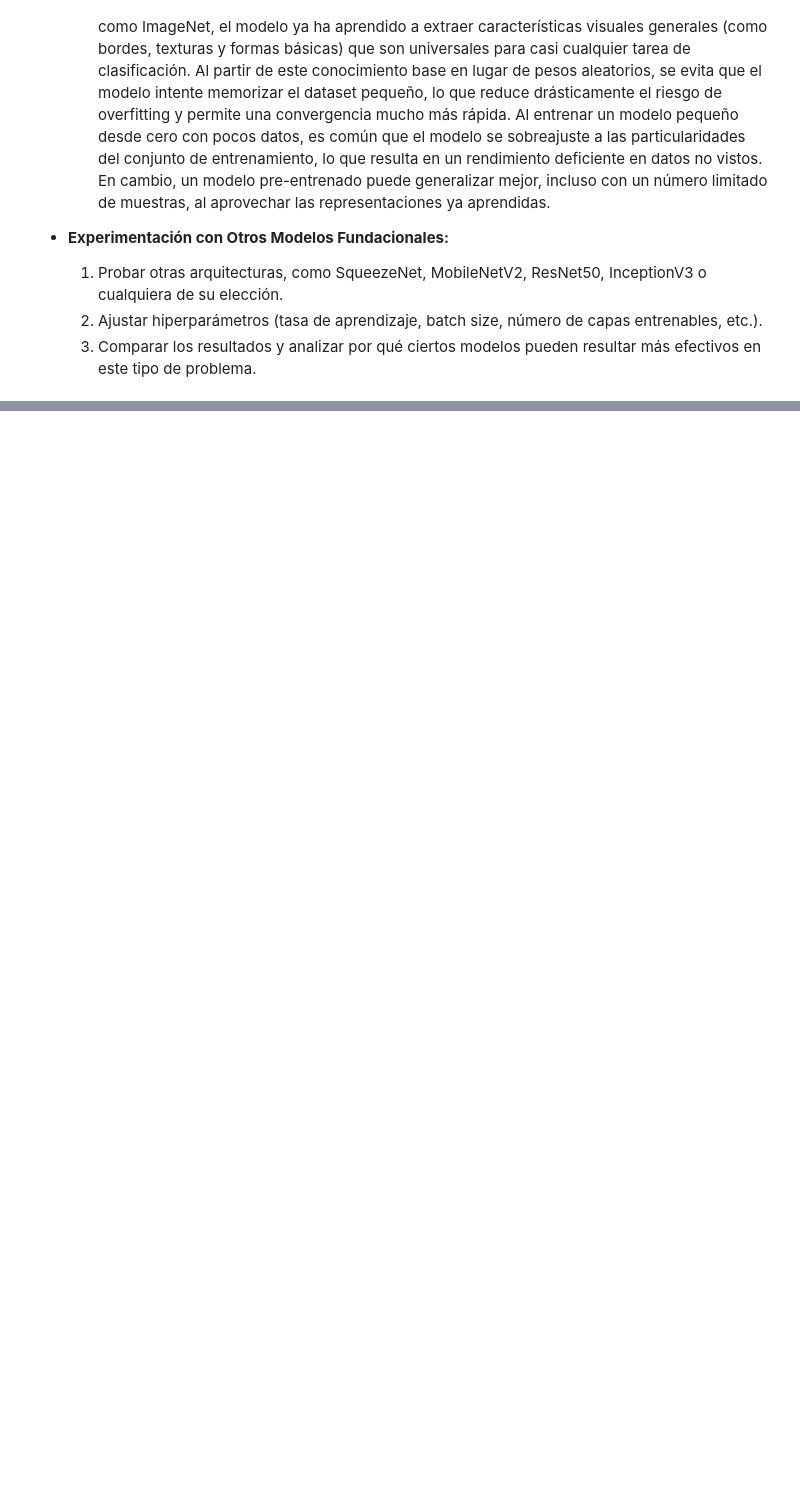
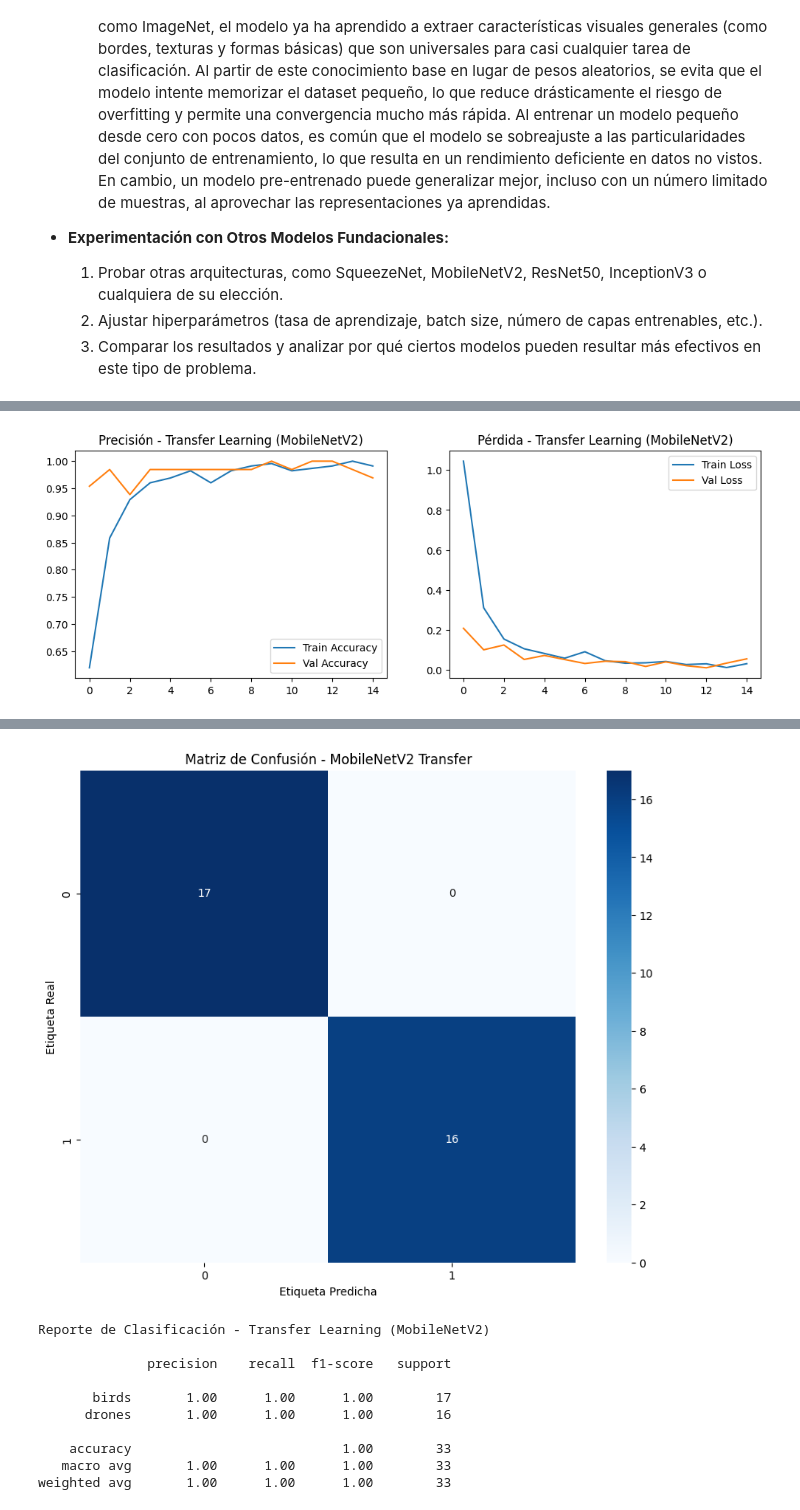
Before and after one commit to EstefaniaLaverde/Vision-por-computadora-MISIS-202601, a Jupyter notebook: Taller9/MISIS4825_Laboratorio08_Taller.ipynb, the cells around one changed output, grey strips where cells are left out. Saved outputs shown, nothing was run; the diff lists cells and outputs as text; code cells hidden in the pictures; blank space fills up the shorter version.

```diff
--- a/Taller9/MISIS4825_Laboratorio08_Taller.ipynb
+++ b/Taller9/MISIS4825_Laboratorio08_Taller.ipynb
@@ -546,0 +968,44 @@ Las siguientes preguntas constituyen el entregable de esta sección. La idea es
+# %%
+from sklearn.metrics import confusion_matrix, classification_report
+from tensorflow.keras.models import load_model
+
+# Graficar la historia de entrenamiento
+acc_mobilenet = history_mobilenet.history['accuracy']
+val_acc_mobilenet = history_mobilenet.history['val_accuracy']
+loss_mobilenet = history_mobilenet.history['loss']
+val_loss_mobilenet = history_mobilenet.history['val_loss']
+epochs_range_mobilenet = range(len(acc_mobilenet))
+
+plt.figure(figsize=(12, 4))
+plt.subplot(1, 2, 1)
+plt.plot(epochs_range_mobilenet, acc_mobilenet, label='Train Accuracy')
+plt.plot(epochs_range_mobilenet, val_acc_mobilenet, label='Val Accuracy')
+plt.legend()
+plt.title('Precisión - Transfer Learning (MobileNetV2)')
+
+plt.subplot(1, 2, 2)
+plt.plot(epochs_range_mobilenet, loss_mobilenet, label='Train Loss')
+plt.plot(epochs_range_mobilenet, val_loss_mobilenet, label='Val Loss')
+plt.legend()
+plt.title('Pérdida - Transfer Learning (MobileNetV2)')
+plt.show()
+
+# Cargar el mejor modelo y evaluar
+best_mobilenet_model = load_model('best_model_mobilenet.keras')
+test_gen.reset()
+preds_mobilenet = best_mobilenet_model.predict(test_gen, verbose=1)
+y_pred_mobilenet = np.argmax(preds_mobilenet, axis=1)
+
+cm_mobilenet = confusion_matrix(test_gen.classes, y_pred_mobilenet)
+plt.figure(figsize=(10, 8))
+sns.heatmap(cm_mobilenet, annot=True, fmt='d', cmap=plt.cm.Blues)
+plt.title('Matriz de Confusión - MobileNetV2 Transfer')
+plt.ylabel('Etiqueta Real')
+plt.xlabel('Etiqueta Predicha')
+plt.show()
+
+print("Reporte de Clasificación - Transfer Learning (MobileNetV2)")
+print()
+print(classification_report(test_gen.classes, y_pred_mobilenet, target_names=labels_map, zero_division=0))
+# %% [output]
+[figure, added]
@@ -546,0 +1013,11 @@ Las siguientes preguntas constituyen el entregable de esta sección. La idea es
+[figure, added]
+Reporte de Clasificación - Transfer Learning (MobileNetV2)
+
+              precision    recall  f1-score   support
+
+       birds       1.00      1.00      1.00        17
+      drones       1.00      1.00      1.00        16
+
+    accuracy                           1.00        33
+   macro avg       1.00      1.00      1.00        33
+weighted avg       1.00      1.00      1.00        33
```
Also changed, not shown: parts of 21 cells of this notebook.
